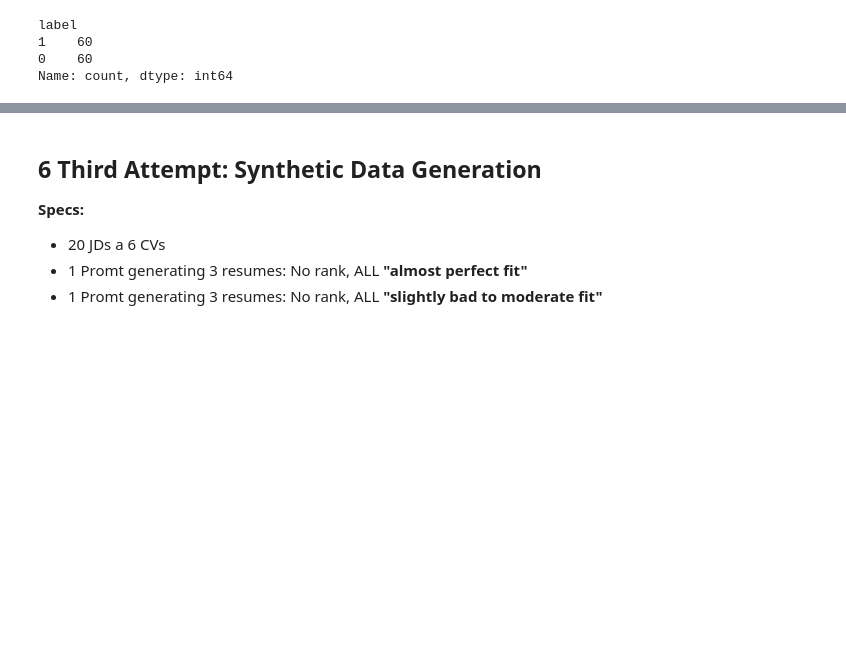
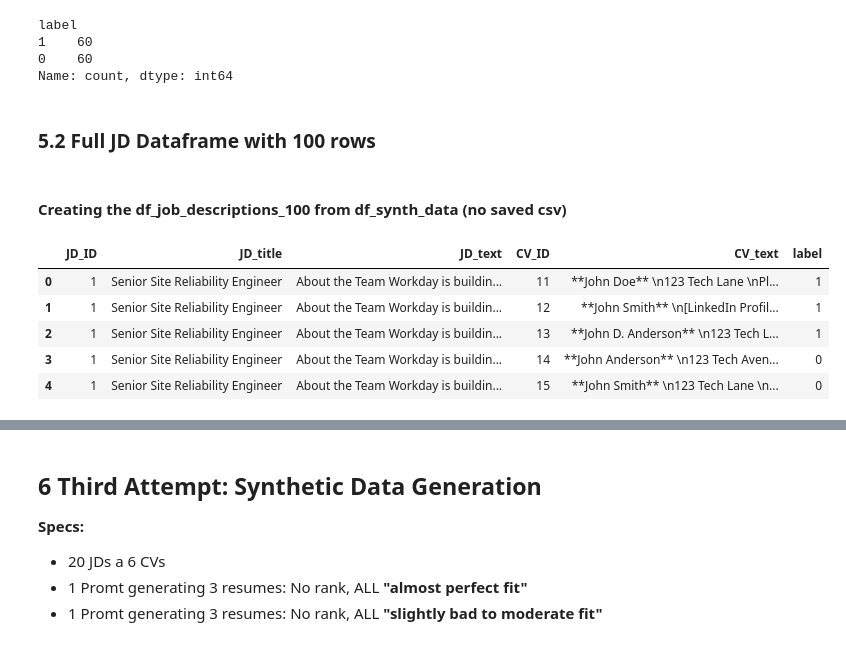
Before and after one commit to Tim60161/workproject_matching_algo, a Jupyter notebook: synthetic_data_binary.ipynb, the cells around one changed output, grey strips where cells are left out. Saved outputs shown, nothing was run; the diff lists cells and outputs as text; code cells hidden in the pictures; blank space fills up the shorter version.

```diff
--- a/synthetic_data_binary.ipynb
+++ b/synthetic_data_binary.ipynb
@@ -2292,3 +2285,25 @@ label
 Name: count, dtype: int64
 # %%
 df_synth_data_2_test.to_csv("/Users/timg/Desktop/Workproject/my_fork/workproject_matching_algo/synthetic_data_csv/df_synth_data_2_test.csv", index=False)
+# %% [markdown]
+### 5.2 Full JD Dataframe with 100 rows
+# %% [markdown]
+#### Creating the df_job_descriptions_100 from df_synth_data (no saved csv)
+# %%
+import pandas as pd
+
+# Define the path to the CSV file
+file_path = "synthetic_data_csv/df_synth_data.csv"
+
+# Load the CSV file into a DataFrame
+df_synth_data = pd.read_csv(file_path)
+
+# Display the first few rows of the DataFrame to confirm successful import
+df_synth_data.head()
+# %% [output]
+|  | JD_ID | JD_title | JD_text | CV_ID | CV_text | label |
+| 0 | 1 | Senior Site Reliability Engineer | About the Team Workday is buildin... | 11 | **John Doe** \n123 Tech Lane \nPl... | 1 |
+| 1 | 1 | Senior Site Reliability Engineer | About the Team Workday is buildin... | 12 | **John Smith** \n[LinkedIn Profil... | 1 |
+| 2 | 1 | Senior Site Reliability Engineer | About the Team Workday is buildin... | 13 | **John D. Anderson** \n123 Tech L... | 1 |
+| 3 | 1 | Senior Site Reliability Engineer | About the Team Workday is buildin... | 14 | **John Anderson** \n123 Tech Aven... | 0 |
+| 4 | 1 | Senior Site Reliability Engineer | About the Team Workday is buildin... | 15 | **John Smith** \n123 Tech Lane \n... | 0 |
```
Also changed, not shown: parts of 16 cells of this notebook, 1 other file.
